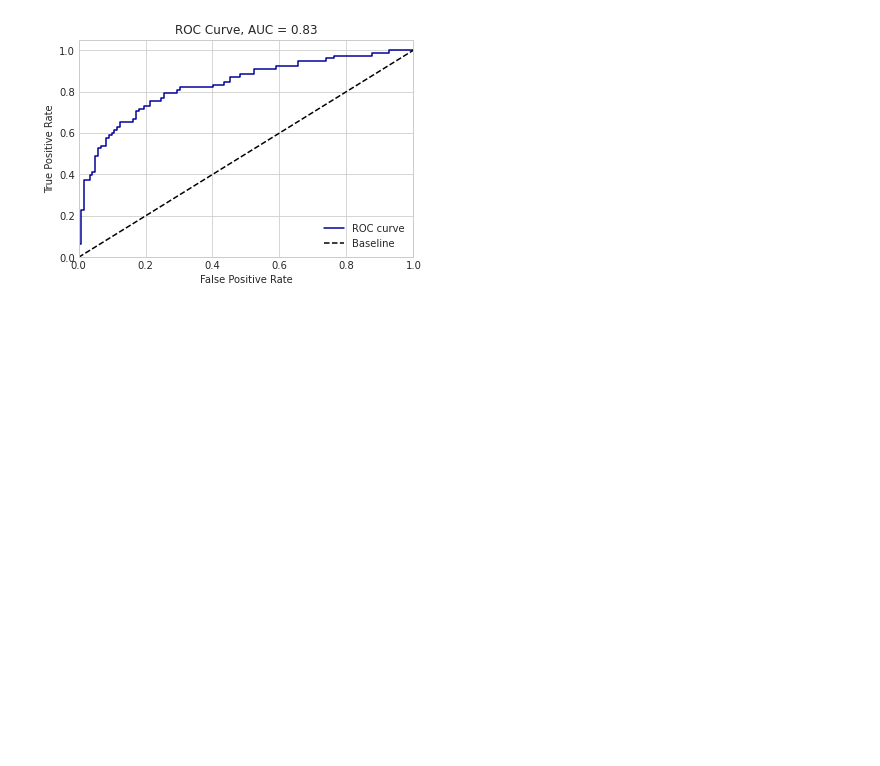
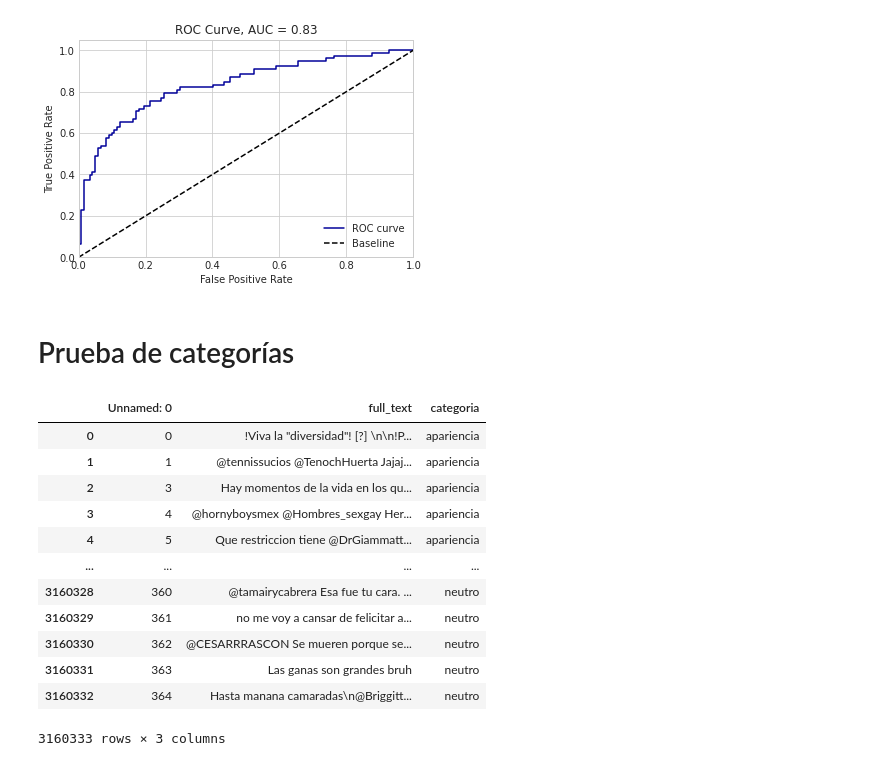
Before and after one commit to xuxoramos/discriminamometro, a Jupyter notebook: discriminamometro/scripts/04_modelado_discriminacion_binaria.ipynb, the cells around one changed output. Cells and saved outputs as stored; diff of their text form; code cells hidden in the pictures; blank space fills up the shorter version.

```diff
--- a/discriminamometro/scripts/04_modelado_discriminacion_binaria.ipynb
+++ b/discriminamometro/scripts/04_modelado_discriminacion_binaria.ipynb
@@ -302,3 +278,22 @@ def plot_ROC(test_labels, test_predictions):
 plot_ROC(y_true, y_prob)
 # %% [output]
 [figure]
+# %% [markdown]
+# Prueba de categorías
+# %%
+data = pd.read_csv("tweets_julio_embeddings.csv")
+data
+# %% [output]
+|  | Unnamed: 0 | full_text | categoria |
+| 0 | 0 | !Viva la "diversidad"! [?] \n\n!P... | apariencia |
+| 1 | 1 | @tennissucios @TenochHuerta Jajaj... | apariencia |
+| 2 | 3 | Hay momentos de la vida en los qu... | apariencia |
+| 3 | 4 | @hornyboysmex @Hombres_sexgay Her... | apariencia |
+| 4 | 5 | Que restriccion tiene @DrGiammatt... | apariencia |
+| ... | ... | ... | ... |
+| 3160328 | 360 | @tamairycabrera Esa fue tu cara. ... | neutro |
+| 3160329 | 361 | no me voy a cansar de felicitar a... | neutro |
+| 3160330 | 362 | @CESARRRASCON Se mueren porque se... | neutro |
+| 3160331 | 363 | Las ganas son grandes bruh | neutro |
+| 3160332 | 364 | Hasta manana camaradas\n@Briggitt... | neutro |
+3160333 rows × 3 columns
```
Also changed, not shown: parts of 17 cells of this notebook.
